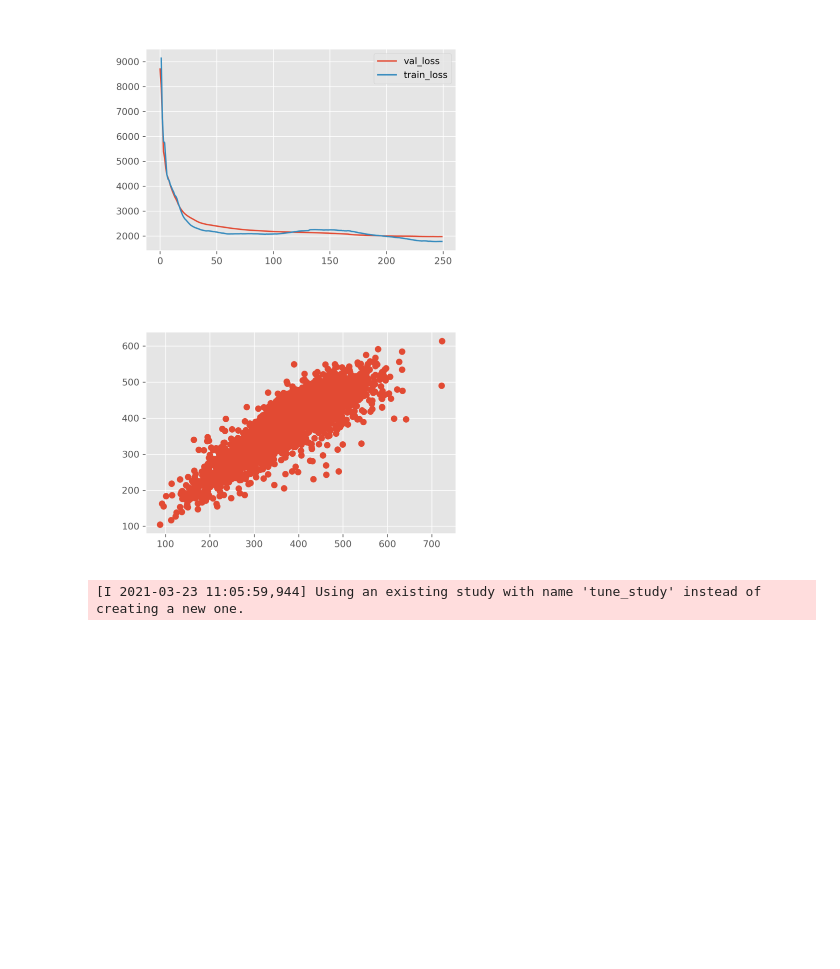
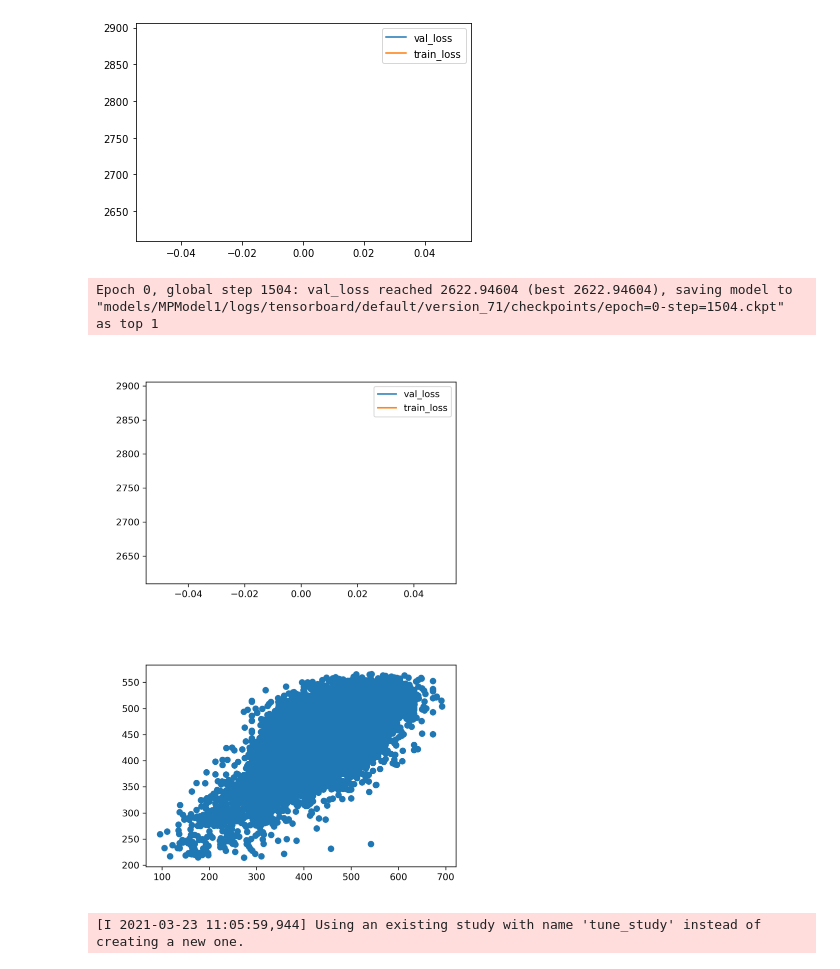
Before and after one commit to JulianKimmig/molNet, a Jupyter notebook: dev/black_box/notebooks/predicting_mp.ipynb, the cells around one changed output. Cells and saved outputs as stored; diff of their text form; code cells hidden in the pictures; blank space fills up the shorter version.

```diff
--- a/dev/black_box/notebooks/predicting_mp.ipynb
+++ b/dev/black_box/notebooks/predicting_mp.ipynb
@@ -59,10 +59,10 @@ class MPModel1(pl.LightningModule):
         #print(self.hparams)
 
         chem_layer=[
-            bg.ChemGCLayer(in_size,[chem_layer_net_sizes]*chem_layer_net_count,chem_layer_gc_out,chem_layer_feats_out,bias=False)
+            bg.ChemGCLayer(in_size,[chem_layer_net_sizes if chem_layer_net_sizes >=0 else in_size]*chem_layer_net_count,chem_layer_gc_out,chem_layer_feats_out,bias=False,linear_activation=torch.nn.ELU(),concat_input=True)
         ]
         for n in range(n_chem_layer-1):
-            chem_layer.append(bg.ChemGCLayer(chem_layer_feats_out,[chem_layer_net_sizes]*chem_layer_net_count,chem_layer_gc_out,chem_layer_feats_out,bias=False))
+            chem_layer.append(bg.ChemGCLayer(chem_layer[-1].feats_out,[chem_layer_net_sizes if chem_layer_net_sizes >=0 else chem_layer[-1].feats_out]*chem_layer_net_count,chem_layer_gc_out,chem_layer_feats_out,bias=False,linear_activation=torch.nn.ELU(),concat_input=True))
 
         self.chem_layer=torch.nn.Sequential(*chem_layer)
 
@@ -132,36 +132,38 @@ class MPModel1(pl.LightningModule):
         #print(y_hat.shape, batch.y.shape)
         loss=self.batch_to_loss(batch)
         self.log('train_loss', loss)
         return loss
 
     def validation_step(self,batch, *args, **kwargs):
         loss=self.batch_to_loss(batch)
         self.log('val_loss', loss)
         return loss
 
     def test_step(self,batch, *args, **kwargs):
         loss=self.batch_to_loss(batch)
         self.log('test_loss', loss)
         return loss
 
 model_MPModel1 = MPModel1(in_size=len(featurizer))
 try:
     data_MPModel1
 except:
     model_MPModel1,data_MPModel1 = bg.default_model_run(
             "MPModel1",
             model_MPModel1,
             loader_MPModel1,
                         force_run=bg.REMODEL,
                         early_stopping=True,
-                        max_epochs=0,
+                        max_epochs=1,
                         early_stopping_delta=10,
                         detect_lr=False,
 
         )
 # %% [output]
-[figure, old version]
+[figure, new version]
+Epoch 0, global step 1504: val_loss reached 2622.94604 (best 2622.94604), saving model to "models/MPModel1/logs/tensorboard/default/version_71/checkpoints/epoch=0-step=1504.ckpt" as top 1
-[figure, old version]
+[figure, new version]
+[figure, added]
 # %%
 import optuna
 from pytorch_lightning.utilities import rank_zero_only
```
Also changed, not shown: parts of 8 cells of this notebook, 12 other files.
